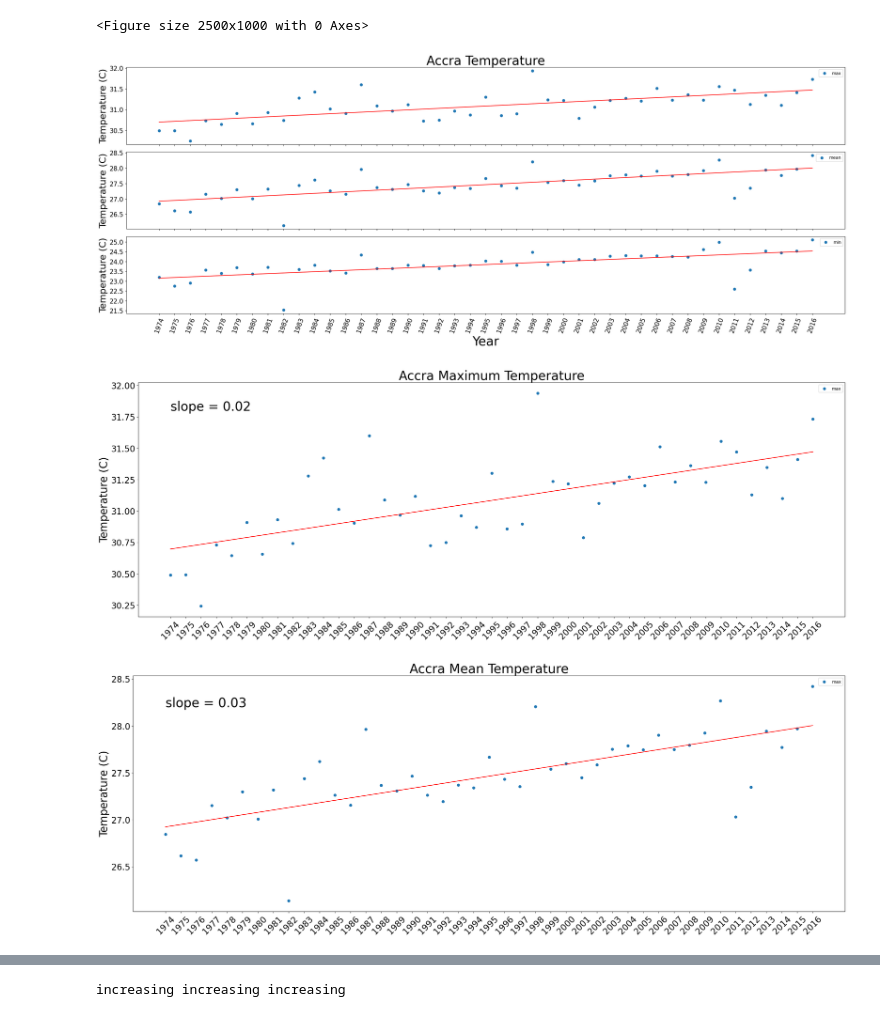
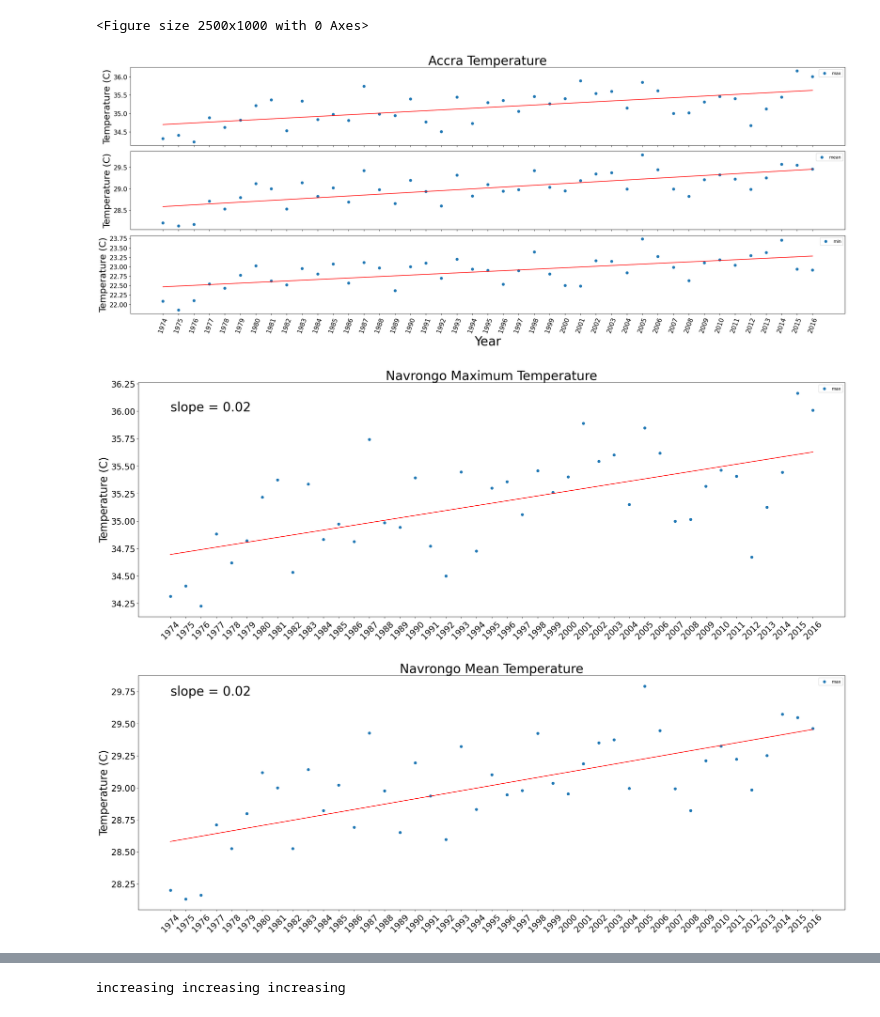
Before and after one commit to buabaj/air-temperature-analysis, a Jupyter notebook: temp-analysis.ipynb, the cells around one changed output, grey strips where cells are left out. Cells and saved outputs as stored; diff of their text form; code cells hidden in the pictures.

```diff
--- a/temp-analysis.ipynb
+++ b/temp-analysis.ipynb
@@ -7,9 +7,9 @@ from matplotlib import gridspec
 plt.rcParams['axes.labelsize'] = 20
 plt.rcParams['axes.titlesize'] = 25
 # %%
-data1 = 'data/Accra-mean.txt'
-data2 = 'data/Accra-max.txt'
-data3 = 'data/Accra-min.txt'
+data1 = 'data/Navrongo-mean.txt'
+data2 = 'data/Navrongo-max.txt'
+data3 = 'data/Navrongo-min.txt'
 
 df1 = pd.read_csv(data1, names=['year', 'month', 'day', 'temperature'], sep='\s+')
 df2 = pd.read_csv(data2, names=['year', 'month', 'day', 'temperature'], sep='\s+')
@@ -60,7 +60,7 @@ plt.savefig('Accra-temperature.png')
 plt.show()
 # %% [output]
 <Figure size 2500x1000 with 0 Axes>
-[figure, old version]
+[figure, new version]
 # %%
 plt.rcParams["figure.figsize"] = (30, 10)
 slope = np.polyfit(df2_yearly.index, df2_yearly.temperature, 1)[0]
@@ -72,35 +72,35 @@ plt.plot(np.unique(df2_yearly.index), np.poly1d(np.polyfit(df2_yearly.index,
 plt.legend()
 plt.ylabel('Temperature (C)', fontsize=25)
 plt.yticks(fontsize=20)
-plt.text(1974, 31.80, s=f'slope = {slope}', fontsize=30)
+plt.text(1974, 36.0, s=f'slope = {slope}', fontsize=30)
 
 plt.xticks(df2_yearly.index, rotation=45,  fontsize=20)
 #add plot title
-plt.title('Accra Maximum Temperature', fontsize=30)
-plt.savefig('Accra-max-temperature.png')
+plt.title('Navrongo Maximum Temperature', fontsize=30)
+plt.savefig('Navrongo-max-temperature.png')
 plt.show()
 # %% [output]
-[figure, old version]
+[figure, new version]
 # %%
 plt.rcParams["figure.figsize"] = (30, 10)
 slope = np.polyfit(df1_yearly.index, df1_yearly.temperature, 1)[0]
 slope = round(slope, 2)
 
 plt.scatter(df1_yearly.index, df1_yearly.temperature, label='max')
 plt.plot(np.unique(df1_yearly.index), np.poly1d(np.polyfit(df1_yearly.index,
                                                            df1_yearly.temperature, 1))(np.unique(df1_yearly.index)), color='red')
 plt.legend()
 plt.ylabel('Temperature (C)', fontsize=25)
 plt.yticks(fontsize=20)
-plt.text(1974, 28.2, s=f'slope = {slope}', fontsize=30)
+plt.text(1974, 29.72, s=f'slope = {slope}', fontsize=30)
 
 plt.xticks(df1_yearly.index, rotation=45,  fontsize=20)
 #add plot title
-plt.title('Accra Mean Temperature', fontsize=30)
-plt.savefig('Accra-mean-temperature.png')
+plt.title('Navrongo Mean Temperature', fontsize=30)
+plt.savefig('Navrongo-mean-temperature.png')
 plt.show()
 # %% [output]
-[figure, old version]
+[figure, new version]
 # %%
 plt.rcParams["figure.figsize"] = (30, 10)
 slope = np.polyfit(df3_yearly.index, df3_yearly.temperature, 1)[0]
```
Also changed, not shown: parts of 7 cells of this notebook, 11 other files.
